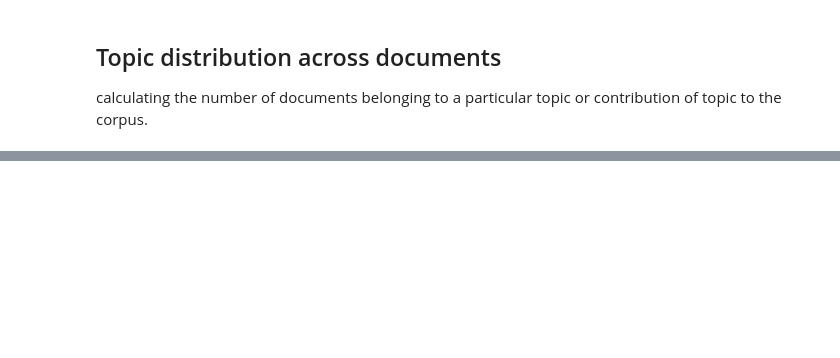
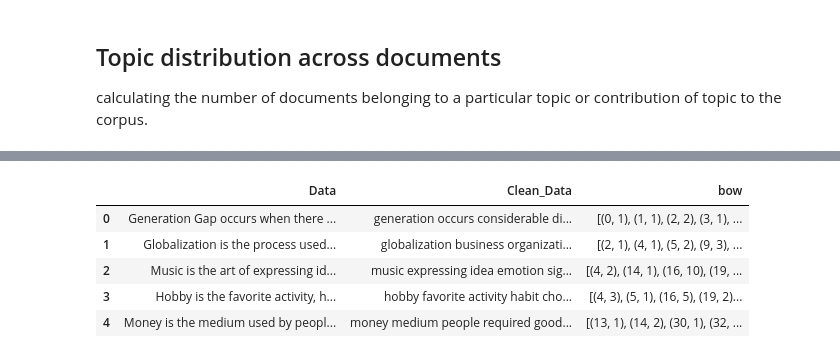
Before and after one commit to Apostrophie/Natural-Language-Toolkit, a Jupyter notebook: Topic Modeling/Topic Modelling part-3.ipynb, the cells around one changed output, grey strips where cells are left out. Cells and saved outputs as stored; diff of their text form; code cells hidden in the pictures; blank space fills up the shorter version.

```diff
--- a/Topic Modeling/Topic Modelling part-3.ipynb
+++ b/Topic Modeling/Topic Modelling part-3.ipynb
@@ -583,0 +593,2 @@ df_dominant
+# %%
+df['bow']=doc_bow
@@ -583,0 +612,11 @@ df_dominant
+# %%
+df['Clean_Data']=[" ".join(row) for row in clean_rows]
+# %%
+df.head()
+# %% [output]
+|  | Data | Clean_Data | bow |
+| 0 | Generation Gap occurs when there ... | generation occurs considerable di... | [(0, 1), (1, 1), (2, 2), (3, 1), ... |
+| 1 | Globalization is the process used... | globalization business organizati... | [(2, 1), (4, 1), (5, 2), (9, 3), ... |
+| 2 | Music is the art of expressing id... | music expressing idea emotion sig... | [(4, 2), (14, 1), (16, 10), (19, ... |
+| 3 | Hobby is the favorite activity, h... | hobby favorite activity habit cho... | [(4, 3), (5, 1), (16, 5), (19, 2)... |
+| 4 | Money is the medium used by peopl... | money medium people required good... | [(13, 1), (14, 2), (30, 1), (32, ... |
```
Also changed, not shown: parts of 36 cells of this notebook, 1 other file.
